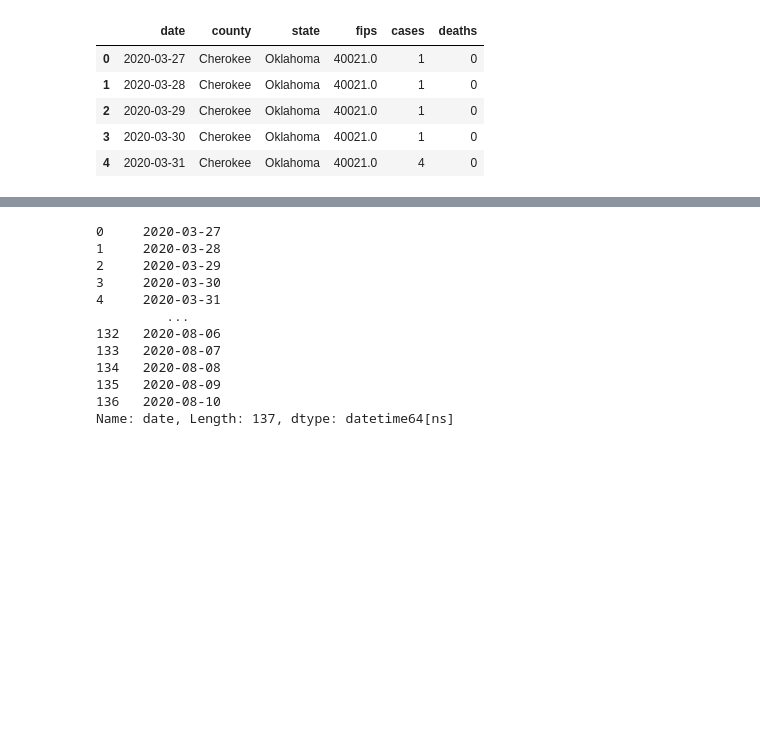
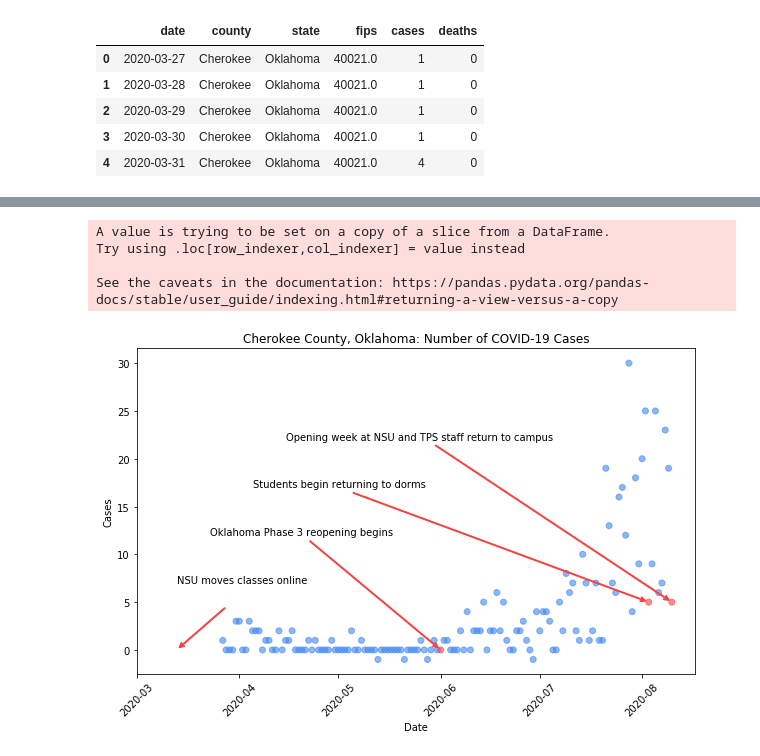
Before and after one commit to cellomaster2238/cherokee_covid, a Jupyter notebook: cherokee_covid.ipynb, the cells around one changed output, grey strips where cells are left out. Drawn from its saved outputs; the diff is of its cells as text; code cells hidden in the pictures; blank space fills up the shorter version.

```diff
--- a/cherokee_covid.ipynb
+++ b/cherokee_covid.ipynb
@@ -134,15 +101,63 @@ len(range(cherokee_df.shape[0]))
-# %%
-cherokee_df['date']
-# %% [output]
-0     2020-03-27
-1     2020-03-28
-2     2020-03-29
-3     2020-03-30
-4     2020-03-31
-         ...
-132   2020-08-06
-133   2020-08-07
-134   2020-08-08
-135   2020-08-09
-136   2020-08-10
-Name: date, Length: 137, dtype: datetime64[ns]
+# %%
+# Calculate the daily increase in cases
+daily_increase = [0 for i in range(cherokee_df.shape[0])]
+daily_increase[0] = 1
+for i in range(1,cherokee_df.shape[0]):
+    daily_increase[i] = cherokee_df.loc[i, 'cases'] - cherokee_df.loc[i-1, 'cases']
+
+# Add daily increase column to dataframe
+cherokee_df['increase'] = daily_increase
+# %% [output]
+A value is trying to be set on a copy of a slice from a DataFrame.
+Try using .loc[row_indexer,col_indexer] = value instead
+
+See the caveats in the documentation: https://pandas.pydata.org/pandas-docs/stable/user_guide/indexing.html#returning-a-view-versus-a-copy
+# %%
+# Create plot of daily increases
+fig, ax = plt.subplots(figsize = (10, 6))
+ax.scatter(cherokee_df['date'], cherokee_df['increase'], color = colors, alpha = 0.6)
+plt.title('Cherokee County, Oklahoma: Number of COVID-19 Cases')
+plt.ylabel('Cases')
+plt.xlabel('Date')
+plt.xticks(rotation = 45)
+ax.set_xlim([dt.date(2020, 3, 1), cherokee_df['date'].max() + dt.timedelta(7, 0)])
+
+# Annotate arrows
+plt.annotate('',
+             xy=(mdates.date2num(notes['nsucloses']), 0),
+             xytext=(mdates.date2num(notes['nsucloses']) + 15, 4.5),
+             xycoords='data',
+             arrowprops=dict(arrowstyle='->', connectionstyle='arc3', color='#f54242', lw=2)
+            )
+
+plt.annotate('',
+             xy=(mdates.date2num(notes['reopening']), 0),
+             xytext=(mdates.date2num(notes['reopening']) - 40, 11.5),
+             xycoords='data',
+             arrowprops=dict(arrowstyle='->', connectionstyle='arc3', color='#f54242', lw=2)
+            )
+
+plt.annotate('',
+             xy=(mdates.date2num(notes['movein']), 5),
+             xytext=(mdates.date2num(notes['movein']) - 90, 16.5),
+             xycoords='data',
+             arrowprops=dict(arrowstyle='->', connectionstyle='arc3', color='#f54242', lw=2)
+            )
+
+plt.annotate('',
+             xy=(mdates.date2num(notes['firstweek']), 5),
+             xytext=(mdates.date2num(notes['movein']) - 65, 21.5),
+             xycoords='data',
+             arrowprops=dict(arrowstyle='->', connectionstyle='arc3', color='#f54242', lw=2)
+            )
+
+# Text notes
+plt.text(mdates.date2num(notes['nsucloses']), 7, 'NSU moves classes online')
+plt.text(mdates.date2num(notes['reopening']) - 70, 12, 'Oklahoma Phase 3 reopening begins')
+plt.text(mdates.date2num(notes['movein']) - 120, 17, 'Students begin returning to dorms')
+plt.text(mdates.date2num(notes['firstweek']) - 117, 22, 'Opening week at NSU and TPS staff return to campus')
+
+fig.savefig('cherokee_increases.png', bbox_inches = 'tight')
+plt.show()
+# %% [output]
+[figure, added]
```
Also changed, not shown: parts of 6 cells of this notebook, 2 other files.
